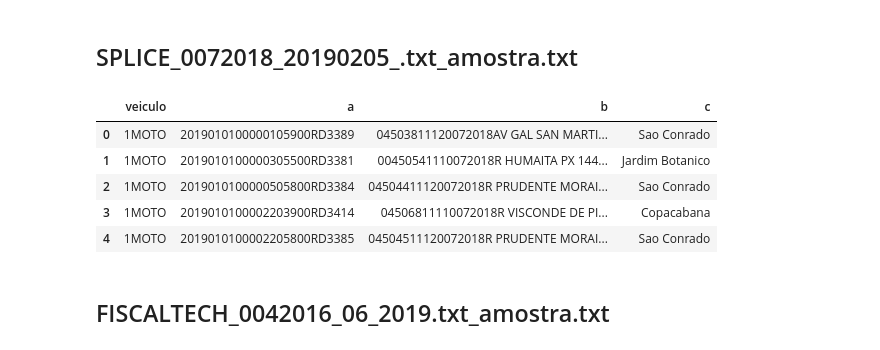
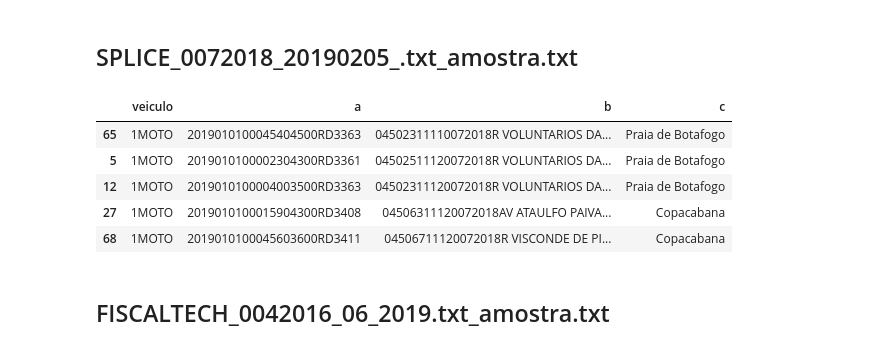
Before and after one commit to brenoimatos/UFRJ-CET-Rio, a Jupyter notebook: amostra_dados.ipynb, the cells around one changed output. Saved outputs shown, nothing was run; the diff lists cells and outputs as text; code cells hidden in the pictures.

```diff
--- a/amostra_dados.ipynb
+++ b/amostra_dados.ipynb
@@ -142,28 +194,28 @@ df_transcarioca.head()
 # %%
 # Nome para colunas desconhecidas
 colnames = ['x']
 # Usando separador '|' apenas para conseguir importar e depois tentar tratar
 df_splice = pd.read_csv('SPLICE_0072018_20190205_.txt_amostra.txt', sep='|', names = colnames)
 
 # Separando as colunas manualmente
 df_splice['x'] = df_splice.x.replace({'( ){2,} ':'|'},regex=True) # Substituindo 2 ou + espaços pelo caracter "|"
 df_splice['x'] = df_splice.x.apply(lambda x: correctSplit(x))
 df_splice['veiculo'] = df_splice.x.apply(lambda x: x.split('|')[0])
 df_splice['a'] = df_splice.x.apply(lambda x: x.split('|')[1])
 df_splice['b'] = df_splice.x.apply(lambda x: x.split('|')[2])
 df_splice['c'] = df_splice.x.apply(lambda x: x.split('|')[3])
 
 # Dropando a coluna x utilizada para separar as outras colunas
 df_splice.drop('x', axis = 1, inplace = True)
 
-df_splice.head()
+df_splice.sample(5)
 # %% [output]
 |  | veiculo | a | b | c |
-| 0 | 1MOTO | 2019010100000105900RD3389 | 04503811120072018AV GAL SAN MARTI... | Sao Conrado |
-| 1 | 1MOTO | 2019010100000305500RD3381 | 00450541110072018R HUMAITA PX 144... | Jardim Botanico |
-| 2 | 1MOTO | 2019010100000505800RD3384 | 04504411120072018R PRUDENTE MORAI... | Sao Conrado |
-| 3 | 1MOTO | 2019010100002203900RD3414 | 04506811110072018R VISCONDE DE PI... | Copacabana |
-| 4 | 1MOTO | 2019010100002205800RD3385 | 04504511120072018R PRUDENTE MORAI... | Sao Conrado |
+| 65 | 1MOTO | 2019010100045404500RD3363 | 04502311110072018R VOLUNTARIOS DA... | Praia de Botafogo |
+| 5 | 1MOTO | 2019010100002304300RD3361 | 04502511120072018R VOLUNTARIOS DA... | Praia de Botafogo |
+| 12 | 1MOTO | 2019010100004003500RD3363 | 04502311120072018R VOLUNTARIOS DA... | Praia de Botafogo |
+| 27 | 1MOTO | 2019010100015904300RD3408 | 04506311120072018AV ATAULFO PAIVA... | Copacabana |
+| 68 | 1MOTO | 2019010100045603600RD3411 | 04506711120072018R VISCONDE DE PI... | Copacabana |
 # %% [markdown]
 ## FISCALTECH_0042016_06_2019.txt_amostra.txt
 # %%
```
Also changed, not shown: parts of 5 cells of this notebook.
